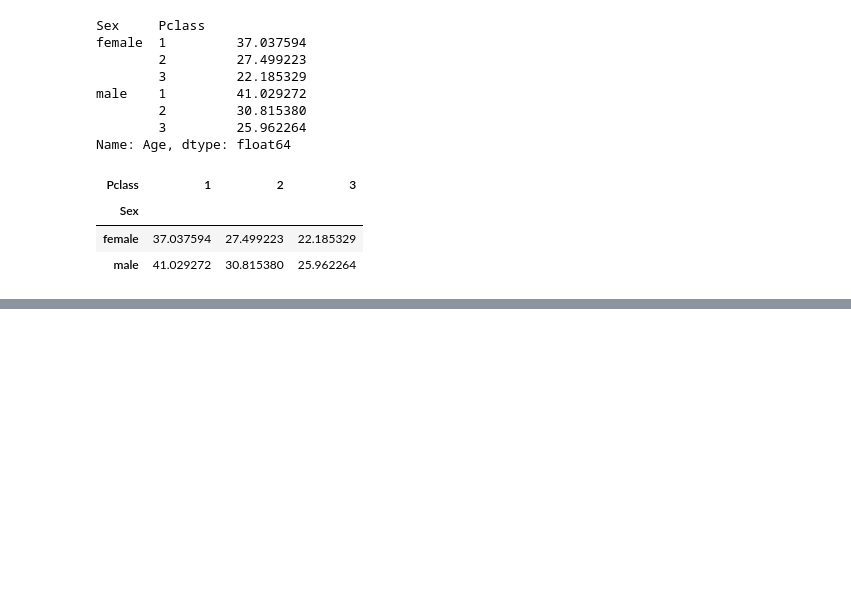
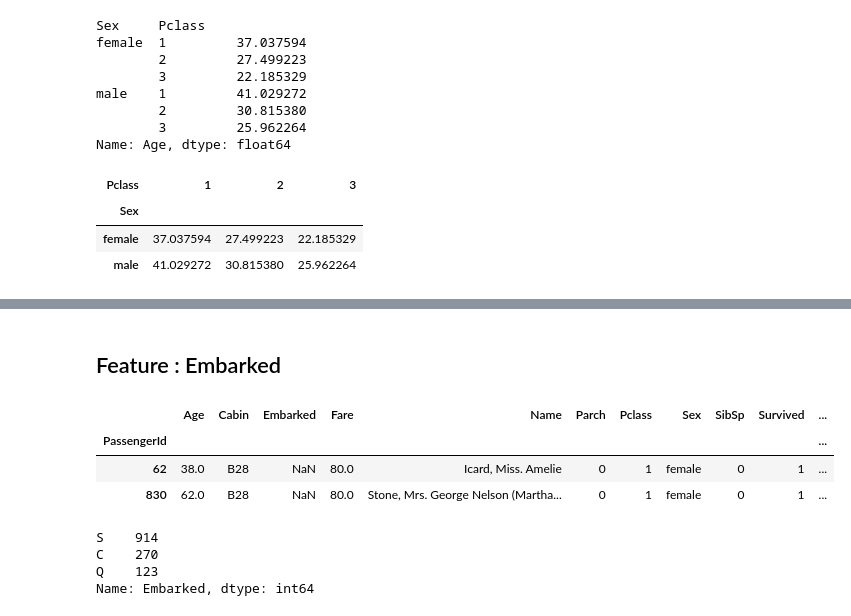
Before and after one commit to alabetskiy/Titanic, a Jupyter notebook: notebooks/2.0-ak-exploring-processing-data.ipynb, the cells around one changed output, grey strips where cells are left out. Drawn from its saved outputs; the diff is of its cells as text; code cells hidden in the pictures; blank space fills up the shorter version.

```diff
--- a/notebooks/2.0-ak-exploring-processing-data.ipynb
+++ b/notebooks/2.0-ak-exploring-processing-data.ipynb
@@ -529,0 +552,18 @@ df.groupby(['Sex','Pclass']).Age.mean().unstack() # So we can achieve same resul
+# %% [markdown]
+## Feature : Embarked
+# %%
+# extract rows with Embarked as Null
+df[df.Embarked.isnull()]
+# %% [output]
+|  | Age | Cabin | Embarked | Fare | Name | Parch | Pclass | Sex | SibSp | Survived | ... |
+| PassengerId |  |  |  |  |  |  |  |  |  |  | ... |
+| 62 | 38.0 | B28 | NaN | 80.0 | Icard, Miss. Amelie | 0 | 1 | female | 0 | 1 | ... |
+| 830 | 62.0 | B28 | NaN | 80.0 | Stone, Mrs. George Nelson (Martha... | 0 | 1 | female | 0 | 1 | ... |
+# %%
+# how many people embarked at different points
+df.Embarked.value_counts()
+# %% [output]
+S    914
+C    270
+Q    123
+Name: Embarked, dtype: int64
```
Also changed, not shown: parts of 3 cells of this notebook.
